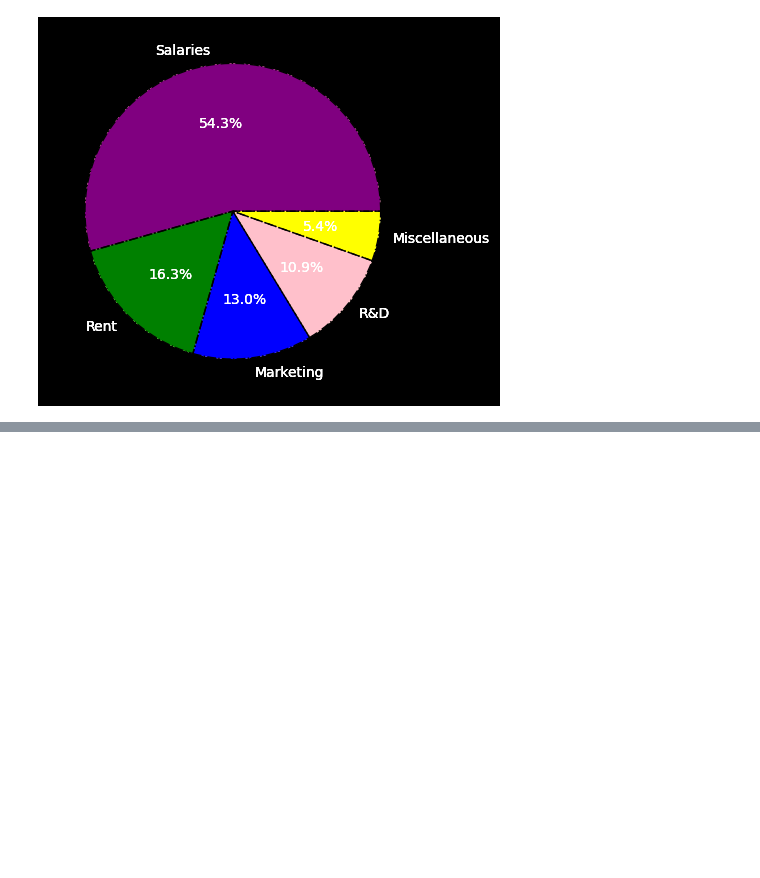
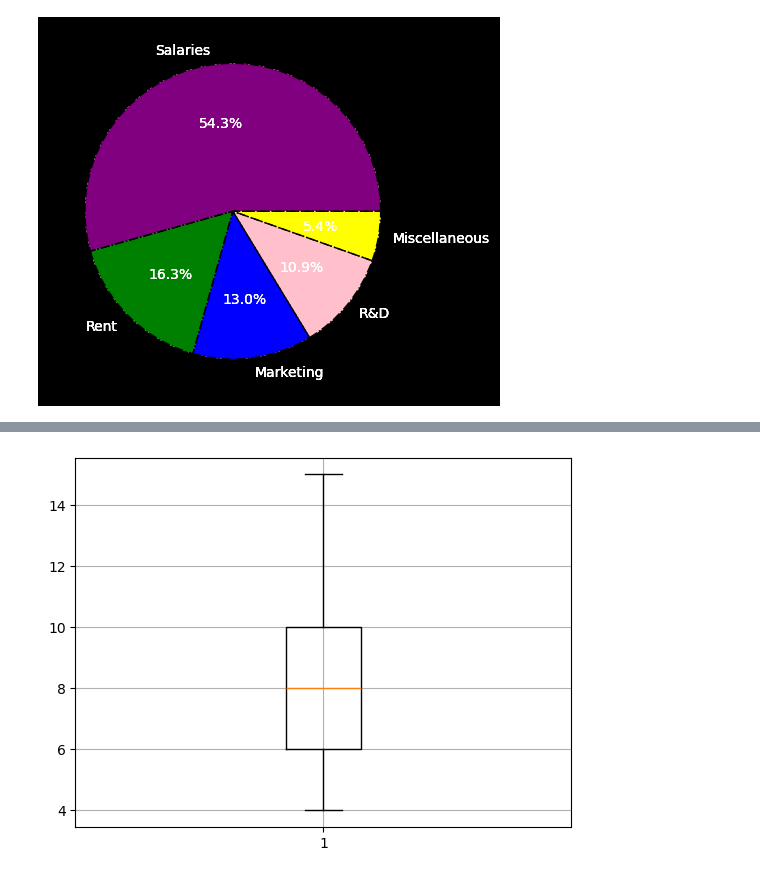
Before and after one commit to rishi-srivastav1706/AI_ML_LEARNING, a Jupyter notebook: matplotlib_tutorial.ipynb, the cells around one changed output, grey strips where cells are left out. Cells and saved outputs as stored; diff of their text form; code cells hidden in the pictures; blank space fills up the shorter version.

```diff
--- a/matplotlib_tutorial.ipynb
+++ b/matplotlib_tutorial.ipynb
@@ -277,0 +329,8 @@ plt.show()
+# %%
+# Box Plot
+data = [7, 8, 5, 6, 9, 4, 10, 12, 15]
+
+plt.boxplot(data)
+plt.grid(True)
+# %% [output]
+[figure, added]
```
Also changed, not shown: parts of 10 cells of this notebook.
